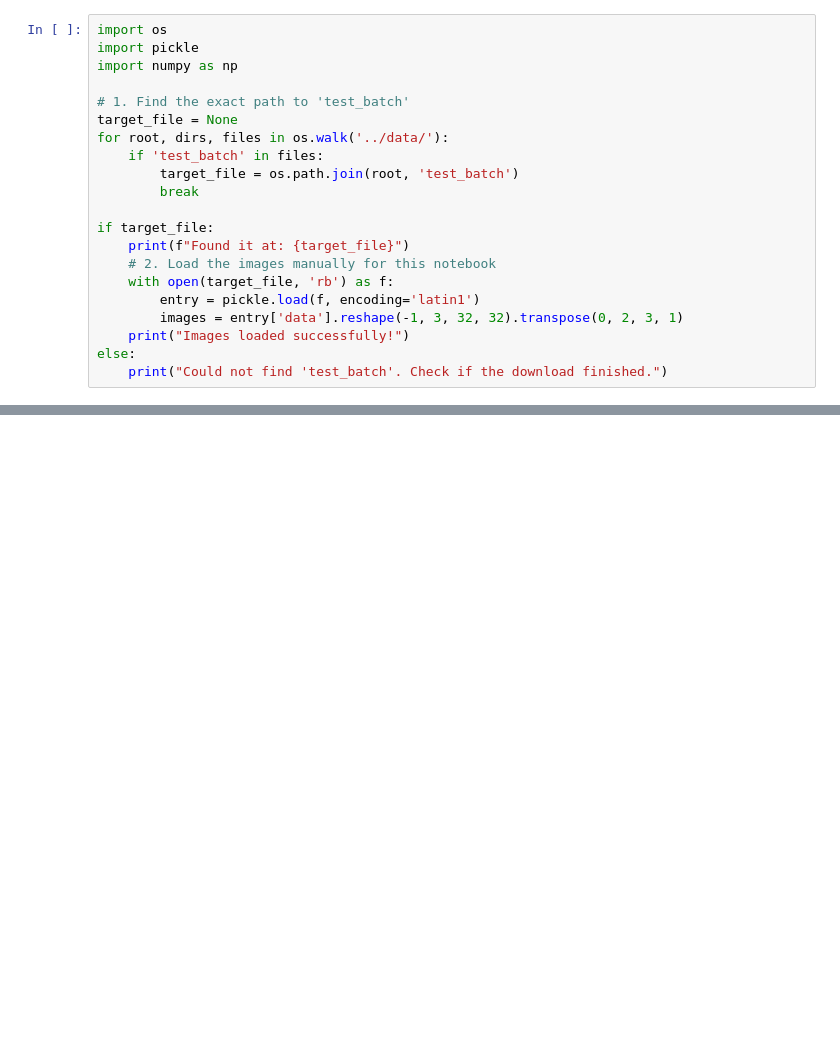
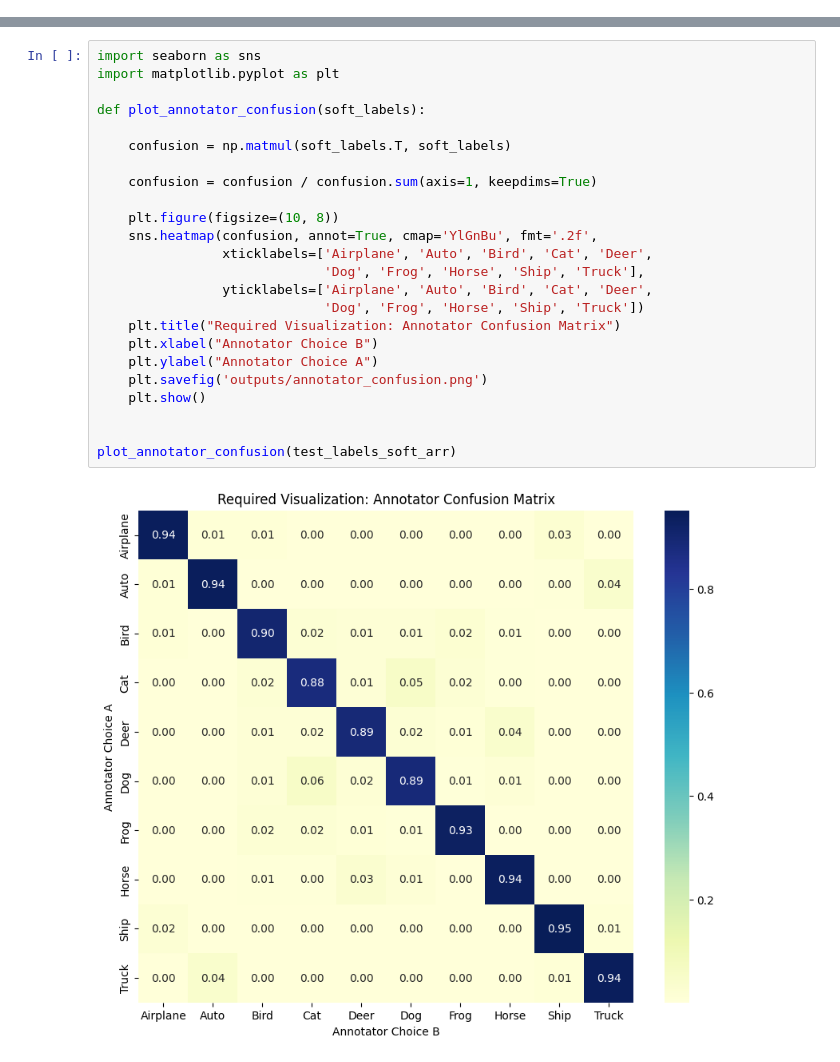
Before and after one commit to cgayathri25/DNN_CIFAR10H, a Jupyter notebook: notebooks/data_exploration.ipynb, the cells around one changed output, grey strips where cells are left out. Drawn from its saved outputs; the diff is of its cells as text; blank space fills up the shorter version.

```diff
--- a/notebooks/data_exploration.ipynb
+++ b/notebooks/data_exploration.ipynb
@@ -116,21 +0,0 @@ Found: data_batch_3
-# %%
-import os
-import pickle
-import numpy as np
-
-# 1. Find the exact path to 'test_batch'
-target_file = None
-for root, dirs, files in os.walk('../data/'):
-    if 'test_batch' in files:
-        target_file = os.path.join(root, 'test_batch')
-        break
-
-if target_file:
-    print(f"Found it at: {target_file}")
-    # 2. Load the images manually for this notebook
-    with open(target_file, 'rb') as f:
-        entry = pickle.load(f, encoding='latin1')
-        images = entry['data'].reshape(-1, 3, 32, 32).transpose(0, 2, 3, 1)
-    print("Images loaded successfully!")
-else:
-    print("Could not find 'test_batch'. Check if the download finished.")
@@ -330,0 +409,26 @@ for cp in checkpoints:
+# %%
+import seaborn as sns
+import matplotlib.pyplot as plt
+
+def plot_annotator_confusion(soft_labels):
+
+    confusion = np.matmul(soft_labels.T, soft_labels)
+
+    confusion = confusion / confusion.sum(axis=1, keepdims=True)
+
+    plt.figure(figsize=(10, 8))
+    sns.heatmap(confusion, annot=True, cmap='YlGnBu', fmt='.2f',
+                xticklabels=['Airplane', 'Auto', 'Bird', 'Cat', 'Deer',
+                             'Dog', 'Frog', 'Horse', 'Ship', 'Truck'],
+                yticklabels=['Airplane', 'Auto', 'Bird', 'Cat', 'Deer',
+                             'Dog', 'Frog', 'Horse', 'Ship', 'Truck'])
+    plt.title("Required Visualization: Annotator Confusion Matrix")
+    plt.xlabel("Annotator Choice B")
+    plt.ylabel("Annotator Choice A")
+    plt.savefig('outputs/annotator_confusion.png')
+    plt.show()
+
+
+plot_annotator_confusion(test_labels_soft_arr)
+# %% [output]
+[figure, added]
```
Also changed, not shown: parts of 41 cells of this notebook, 27 other files.
